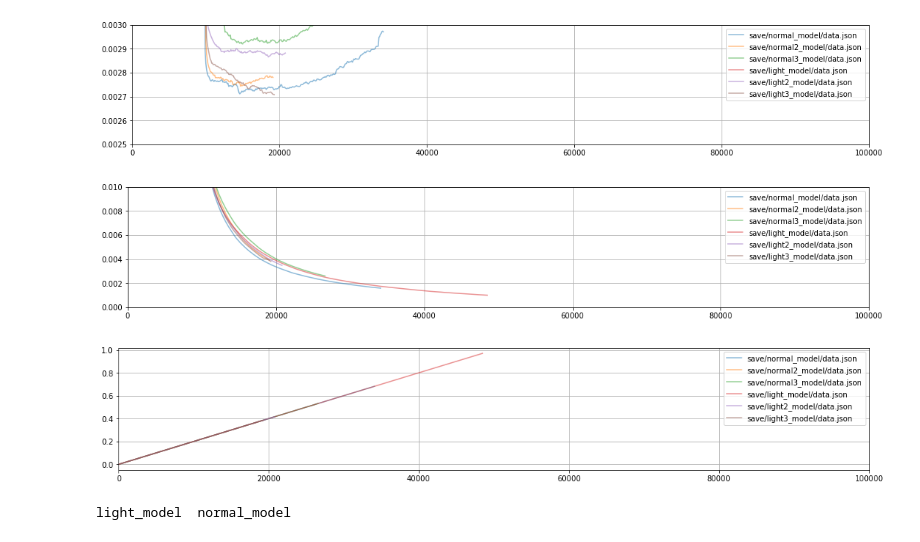
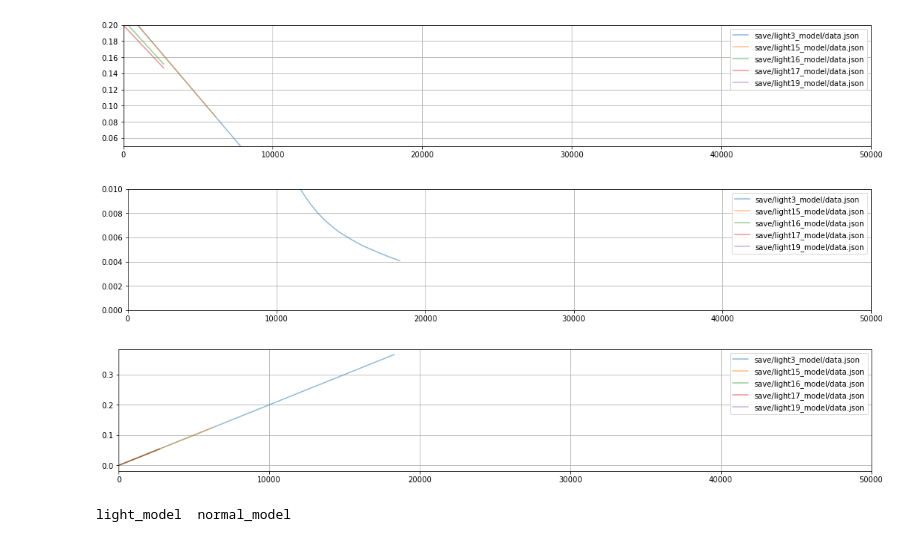
Before and after one commit to scpark20/kimchi-tts, a Jupyter notebook: loss_graph.ipynb, the cells around one changed output. Cells and saved outputs as stored; diff of their text form; code cells hidden in the pictures.

```diff
--- a/loss_graph.ipynb
+++ b/loss_graph.ipynb
@@ -3,15 +3,14 @@ import json
 import numpy as np
 import matplotlib.pyplot as plt
 # %%
-dirs = ['save/normal_model/data.json',
-        'save/normal2_model/data.json',
-        'save/normal3_model/data.json',
-        'save/light_model/data.json',
-        'save/light2_model/data.json',
-        'save/light3_model/data.json',
+dirs = ['save/light3_model/data.json',
+        'save/light15_model/data.json',
+        'save/light16_model/data.json',
+        'save/light17_model/data.json',
+        'save/light19_model/data.json',
        ]
 
-N = 1e+5
+N = 50000
 
 loss_list = []
 for dir in dirs:
@@ -30,7 +29,8 @@ for dir, loss in zip(dirs, loss_list):
     plt.plot(loss[:, 0], moving_average(loss[:, 1]), label=dir, alpha=0.5)
 
 plt.xlim([0, N])
-plt.ylim([0.0025, 0.003])
+#plt.ylim([0.0025, 0.0032])
+plt.ylim([0.05, 0.20])
 plt.grid()
 plt.legend()
 plt.show()
@@ -42,36 +42,36 @@ for dir in dirs:
         loss[:, 1] = np.clip(loss[:, 1], a_min=0, a_max=2.0)
         loss_list.append(loss)
 
 plt.figure(figsize=[18, 3])
 for dir, loss in zip(dirs, loss_list):
     plt.plot(loss[:, 0], moving_average(loss[:, 1]), label=dir, alpha=0.5)
 
 plt.xlim([0, N])
 plt.ylim([0.00, 0.01])
 plt.grid()
 plt.legend()
 plt.show()
 
 loss_list = []
 for dir in dirs:
     with open(dir, 'r') as f:
         loss = np.array(json.load(f)['beta'])
         loss[:, 1] = np.clip(loss[:, 1], a_min=0, a_max=2.0)
         loss_list.append(loss)
 
 plt.figure(figsize=[18, 3])
 for dir, loss in zip(dirs, loss_list):
     plt.plot(loss[:, 0], loss[:, 1], label=dir, alpha=0.5)
 
 plt.xlim([0, N])
 #plt.ylim([0.0, 1.1])
 plt.grid()
 plt.legend()
 plt.show()
 # %% [output]
-[figure, old version]
+[figure, new version]
-[figure, old version]
+[figure, new version]
-[figure, old version]
+[figure, new version]
 # %%
 !ls save
 # %% [output]
```
Also changed, not shown: 25 other files.
